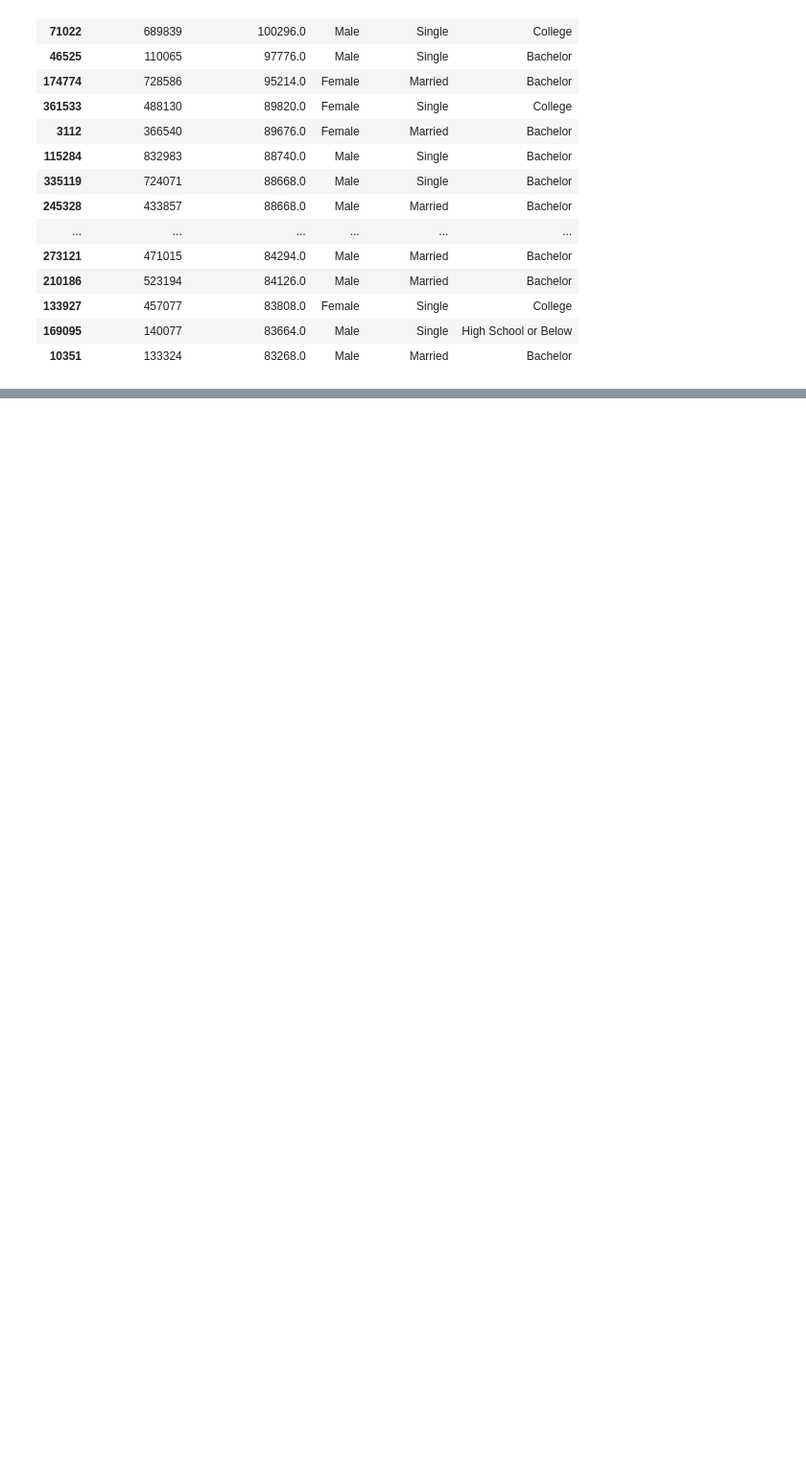
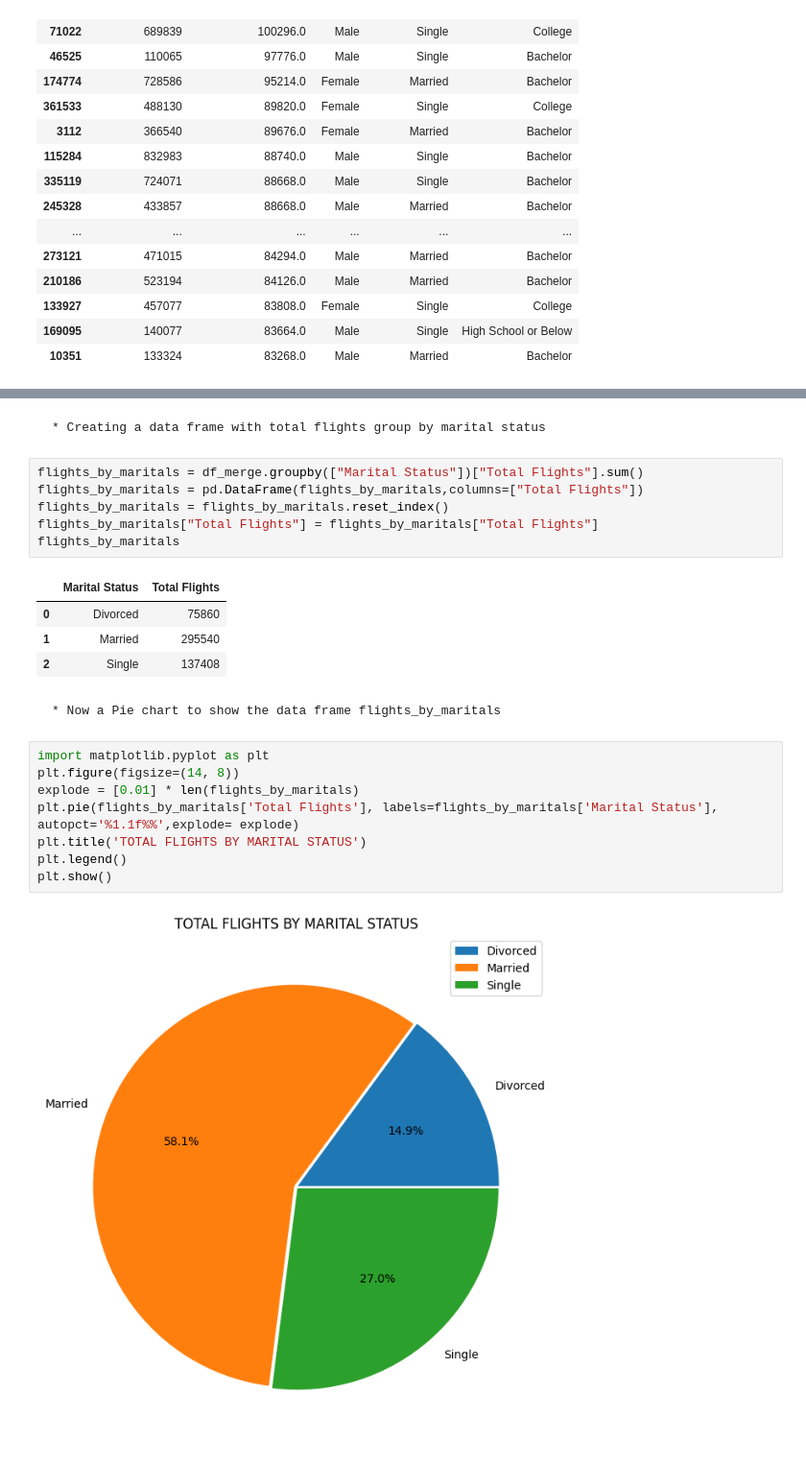
Before and after one commit to JaviDoria/Airlines-Loyalty-Project, a Jupyter notebook: Airlines Loyalty.ipynb, the cells around one changed output, grey strips where cells are left out. Shown at 96% size. Drawn from its saved outputs; the diff is of its cells as text; blank space fills up the shorter version.

```diff
--- a/Airlines Loyalty.ipynb
+++ b/Airlines Loyalty.ipynb
@@ -211,0 +239,25 @@ df_sorted_by_points_accum_subset.head(30)
+# %% [markdown]
+    * Creating a data frame with total flights group by marital status
+# %%
+flights_by_maritals = df_merge.groupby(["Marital Status"])["Total Flights"].sum()
+flights_by_maritals = pd.DataFrame(flights_by_maritals,columns=["Total Flights"])
+flights_by_maritals = flights_by_maritals.reset_index()
+flights_by_maritals["Total Flights"] = flights_by_maritals["Total Flights"]
+flights_by_maritals
+# %% [output]
+|  | Marital Status | Total Flights |
+| 0 | Divorced | 75860 |
+| 1 | Married | 295540 |
+| 2 | Single | 137408 |
+# %% [markdown]
+    * Now a Pie chart to show the data frame flights_by_maritals
+# %%
+import matplotlib.pyplot as plt
+plt.figure(figsize=(14, 8))
+explode = [0.01] * len(flights_by_maritals)
+plt.pie(flights_by_maritals['Total Flights'], labels=flights_by_maritals['Marital Status'], autopct='%1.1f%%',explode= explode)
+plt.title('TOTAL FLIGHTS BY MARITAL STATUS')
+plt.legend()
+plt.show()
+# %% [output]
+[figure, added]
```
Also changed, not shown: parts of 6 cells of this notebook.
